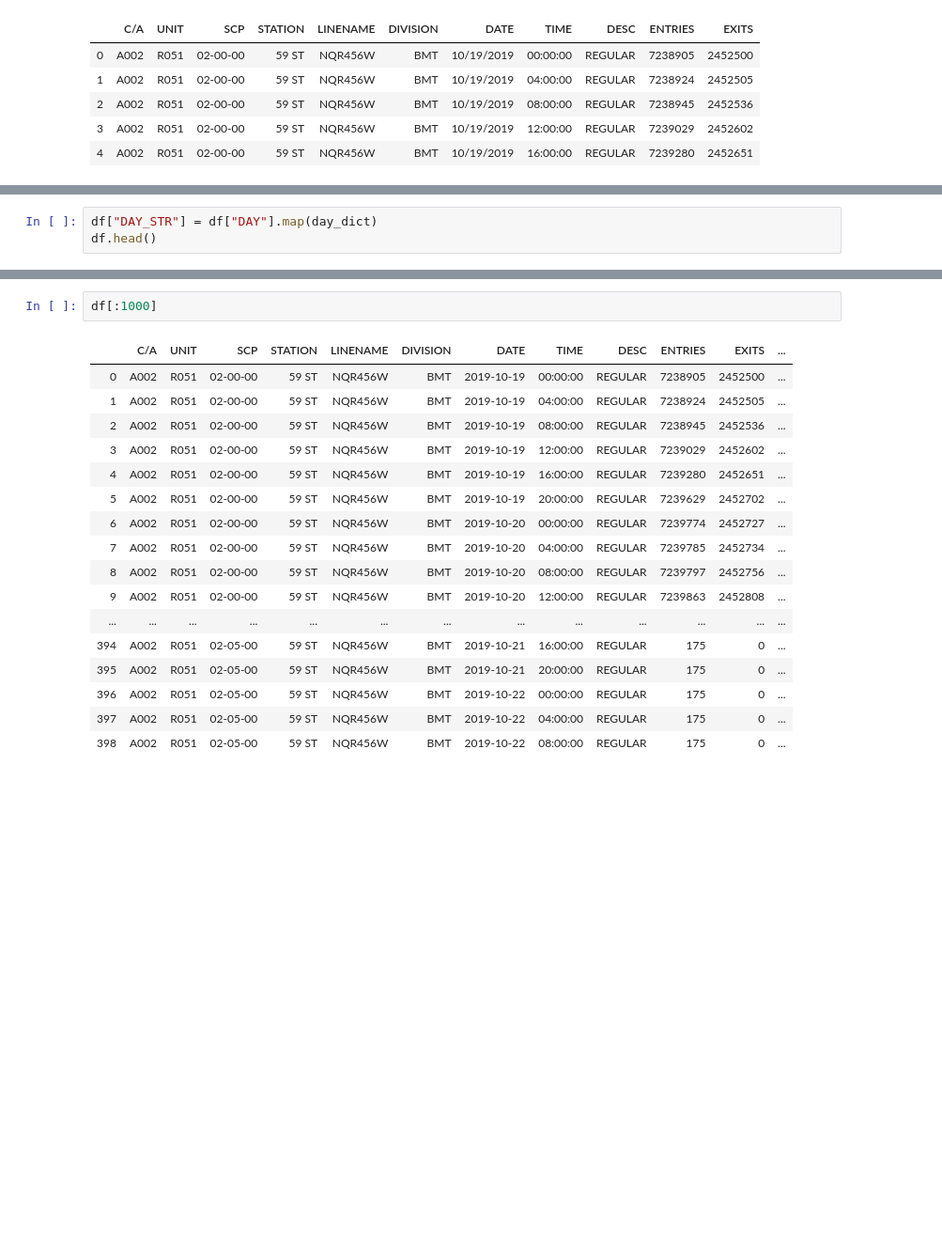
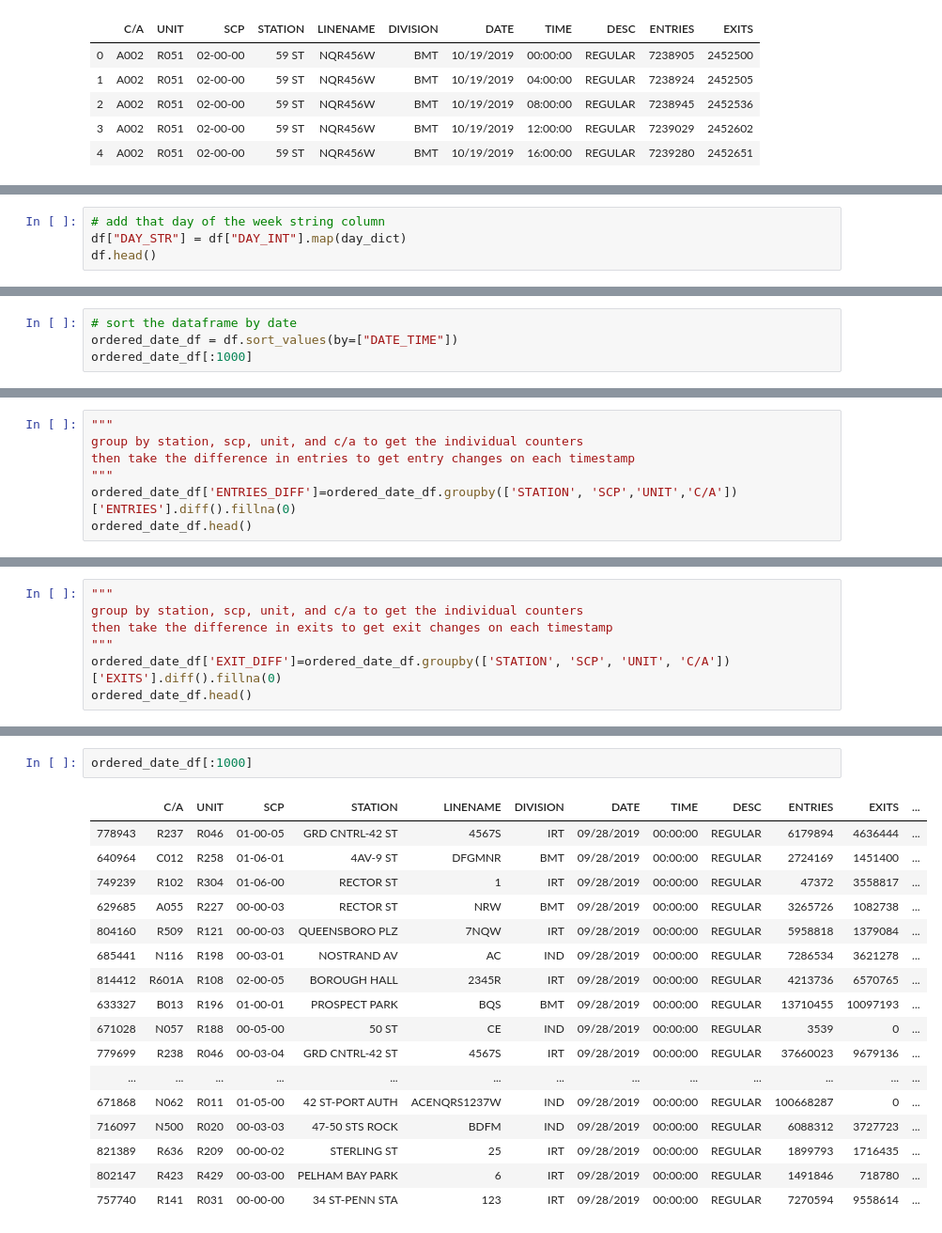
Before and after one commit to ry-werth/metis-project-1-mta-study, a Jupyter notebook: Ryan_Playground/Playground.ipynb, the cells around one changed output, grey strips where cells are left out. Shown at 94% size. Drawn from its saved outputs; the diff is of its cells as text; blank space fills up the shorter version.

```diff
--- a/Ryan_Playground/Playground.ipynb
+++ b/Ryan_Playground/Playground.ipynb
@@ -67,7 +77,8 @@ day_dict = {
     6: 'Sunday'
 }
 # %%
-df["DAY_STR"] = df["DAY"].map(day_dict)
+# add that day of the week string column
+df["DAY_STR"] = df["DAY_INT"].map(day_dict)
 df.head()
 # %% [output]
 |  | C/A | UNIT | SCP | STATION | LINENAME | DIVISION | DATE | TIME | DESC | ENTRIES | EXITS | ... |
@@ -78,0 +111,4 @@ df.head()
+# %%
+# sort the dataframe by date
+ordered_date_df = df.sort_values(by=["DATE_TIME"])
+ordered_date_df[:1000]
@@ -78,0 +133,7 @@ df.head()
+# %%
+"""
+group by station, scp, unit, and c/a to get the individual counters
+then take the difference in entries to get entry changes on each timestamp
+"""
+ordered_date_df['ENTRIES_DIFF']=ordered_date_df.groupby(['STATION', 'SCP','UNIT','C/A'])['ENTRIES'].diff().fillna(0)
+ordered_date_df.head()
@@ -78,0 +147,7 @@ df.head()
+# %%
+"""
+group by station, scp, unit, and c/a to get the individual counters
+then take the difference in exits to get exit changes on each timestamp
+"""
+ordered_date_df['EXIT_DIFF']=ordered_date_df.groupby(['STATION', 'SCP', 'UNIT', 'C/A'])['EXITS'].diff().fillna(0)
+ordered_date_df.head()
@@ -79,20 +161,20 @@ df.head()
 # %%
-df[:1000]
+ordered_date_df[:1000]
 # %% [output]
 |  | C/A | UNIT | SCP | STATION | LINENAME | DIVISION | DATE | TIME | DESC | ENTRIES | EXITS | ... |
-| 0 | A002 | R051 | 02-00-00 | 59 ST | NQR456W | BMT | 2019-10-19 | 00:00:00 | REGULAR | 7238905 | 2452500 | ... |
-| 1 | A002 | R051 | 02-00-00 | 59 ST | NQR456W | BMT | 2019-10-19 | 04:00:00 | REGULAR | 7238924 | 2452505 | ... |
-| 2 | A002 | R051 | 02-00-00 | 59 ST | NQR456W | BMT | 2019-10-19 | 08:00:00 | REGULAR | 7238945 | 2452536 | ... |
-| 3 | A002 | R051 | 02-00-00 | 59 ST | NQR456W | BMT | 2019-10-19 | 12:00:00 | REGULAR | 7239029 | 2452602 | ... |
-| 4 | A002 | R051 | 02-00-00 | 59 ST | NQR456W | BMT | 2019-10-19 | 16:00:00 | REGULAR | 7239280 | 2452651 | ... |
-| 5 | A002 | R051 | 02-00-00 | 59 ST | NQR456W | BMT | 2019-10-19 | 20:00:00 | REGULAR | 7239629 | 2452702 | ... |
-| 6 | A002 | R051 | 02-00-00 | 59 ST | NQR456W | BMT | 2019-10-20 | 00:00:00 | REGULAR | 7239774 | 2452727 | ... |
-| 7 | A002 | R051 | 02-00-00 | 59 ST | NQR456W | BMT | 2019-10-20 | 04:00:00 | REGULAR | 7239785 | 2452734 | ... |
-| 8 | A002 | R051 | 02-00-00 | 59 ST | NQR456W | BMT | 2019-10-20 | 08:00:00 | REGULAR | 7239797 | 2452756 | ... |
-| 9 | A002 | R051 | 02-00-00 | 59 ST | NQR456W | BMT | 2019-10-20 | 12:00:00 | REGULAR | 7239863 | 2452808 | ... |
+| 778943 | R237 | R046 | 01-00-05 | GRD CNTRL-42 ST | 4567S | IRT | 09/28/2019 | 00:00:00 | REGULAR | 6179894 | 4636444 | ... |
+| 640964 | C012 | R258 | 01-06-01 | 4AV-9 ST | DFGMNR | BMT | 09/28/2019 | 00:00:00 | REGULAR | 2724169 | 1451400 | ... |
+| 749239 | R102 | R304 | 01-06-00 | RECTOR ST | 1 | IRT | 09/28/2019 | 00:00:00 | REGULAR | 47372 | 3558817 | ... |
+| 629685 | A055 | R227 | 00-00-03 | RECTOR ST | NRW | BMT | 09/28/2019 | 00:00:00 | REGULAR | 3265726 | 1082738 | ... |
+| 804160 | R509 | R121 | 00-00-03 | QUEENSBORO PLZ | 7NQW | IRT | 09/28/2019 | 00:00:00 | REGULAR | 5958818 | 1379084 | ... |
+| 685441 | N116 | R198 | 00-03-01 | NOSTRAND AV | AC | IND | 09/28/2019 | 00:00:00 | REGULAR | 7286534 | 3621278 | ... |
+| 814412 | R601A | R108 | 02-00-05 | BOROUGH HALL | 2345R | IRT | 09/28/2019 | 00:00:00 | REGULAR | 4213736 | 6570765 | ... |
+| 633327 | B013 | R196 | 01-00-01 | PROSPECT PARK | BQS | BMT | 09/28/2019 | 00:00:00 | REGULAR | 13710455 | 10097193 | ... |
+| 671028 | N057 | R188 | 00-05-00 | 50 ST | CE | IND | 09/28/2019 | 00:00:00 | REGULAR | 3539 | 0 | ... |
+| 779699 | R238 | R046 | 00-03-04 | GRD CNTRL-42 ST | 4567S | IRT | 09/28/2019 | 00:00:00 | REGULAR | 37660023 | 9679136 | ... |
 | ... | ... | ... | ... | ... | ... | ... | ... | ... | ... | ... | ... | ... |
-| 394 | A002 | R051 | 02-05-00 | 59 ST | NQR456W | BMT | 2019-10-21 | 16:00:00 | REGULAR | 175 | 0 | ... |
-| 395 | A002 | R051 | 02-05-00 | 59 ST | NQR456W | BMT | 2019-10-21 | 20:00:00 | REGULAR | 175 | 0 | ... |
-| 396 | A002 | R051 | 02-05-00 | 59 ST | NQR456W | BMT | 2019-10-22 | 00:00:00 | REGULAR | 175 | 0 | ... |
-| 397 | A002 | R051 | 02-05-00 | 59 ST | NQR456W | BMT | 2019-10-22 | 04:00:00 | REGULAR | 175 | 0 | ... |
-| 398 | A002 | R051 | 02-05-00 | 59 ST | NQR456W | BMT | 2019-10-22 | 08:00:00 | REGULAR | 175 | 0 | ... |
+| 671868 | N062 | R011 | 01-05-00 | 42 ST-PORT AUTH | ACENQRS1237W | IND | 09/28/2019 | 00:00:00 | REGULAR | 100668287 | 0 | ... |
+| 716097 | N500 | R020 | 00-03-03 | 47-50 STS ROCK | BDFM | IND | 09/28/2019 | 00:00:00 | REGULAR | 6088312 | 3727723 | ... |
+| 821389 | R636 | R209 | 00-00-02 | STERLING ST | 25 | IRT | 09/28/2019 | 00:00:00 | REGULAR | 1899793 | 1716435 | ... |
+| 802147 | R423 | R429 | 00-03-00 | PELHAM BAY PARK | 6 | IRT | 09/28/2019 | 00:00:00 | REGULAR | 1491846 | 718780 | ... |
+| 757740 | R141 | R031 | 00-00-00 | 34 ST-PENN STA | 123 | IRT | 09/28/2019 | 00:00:00 | REGULAR | 7270594 | 9558614 | ... |
```
Also changed, not shown: parts of 32 cells of this notebook, 1 other file.
